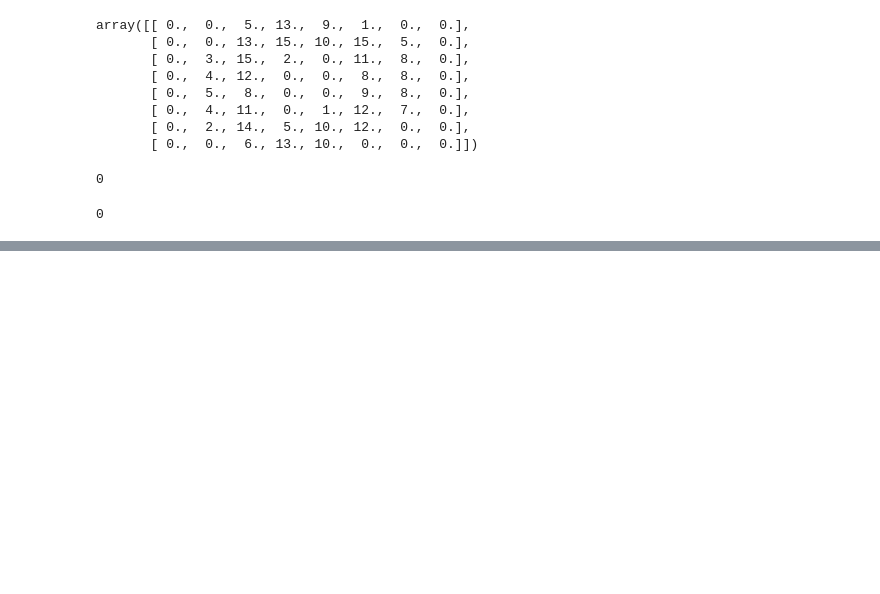
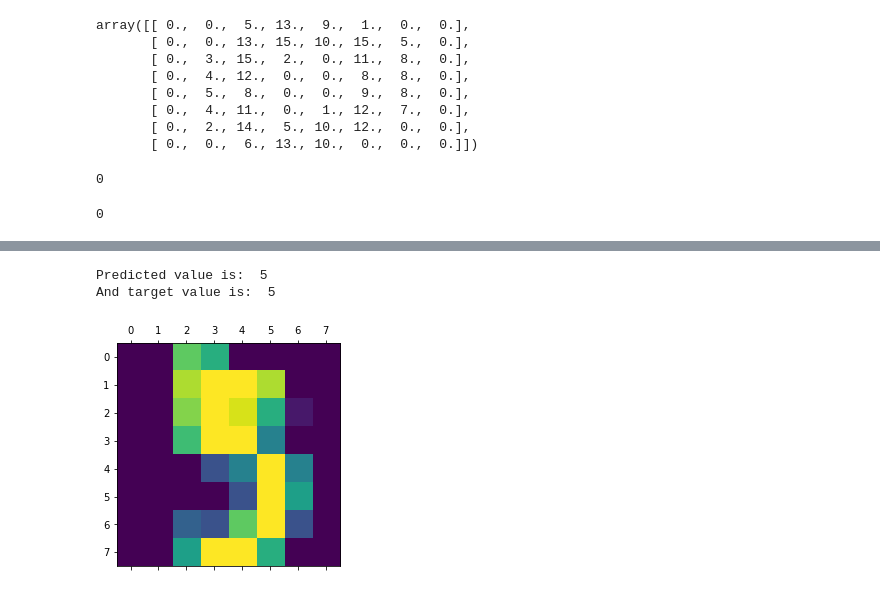
Before and after one commit to shaileshsuthar675/Machine-Learning, a Jupyter notebook: Sklearn Datasets/Digit Dataset/By_SVM_Algo.ipynb, the cells around one changed output, grey strips where cells are left out. Cells and saved outputs as stored; diff of their text form; code cells hidden in the pictures; blank space fills up the shorter version.

```diff
--- a/Sklearn Datasets/Digit Dataset/By_SVM_Algo.ipynb
+++ b/Sklearn Datasets/Digit Dataset/By_SVM_Algo.ipynb
@@ -95,0 +121,13 @@ Text(33.0, 0.5, 'True')
+# %%
+def model_prediction(i):
+  pred=model.predict([digits.data[i]])
+  pred=int(np.asarray(pred))
+  target=digits.target[pred]
+  plt.matshow(digits.images[target])
+  return print('Predicted value is: ',pred,'\nAnd target value is: ',target)
+# %%
+model_prediction(5)
+# %% [output]
+Predicted value is:  5
+And target value is:  5
+[figure, added]
```
Also changed, not shown: parts of 14 cells of this notebook.
